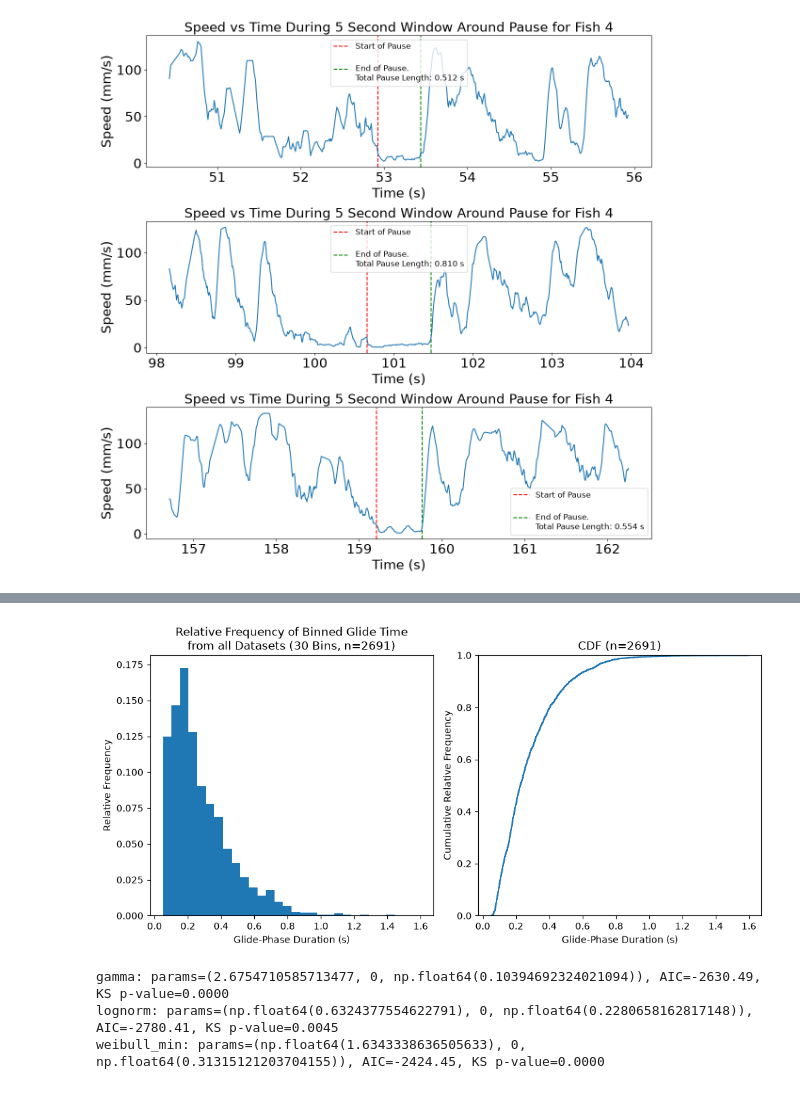
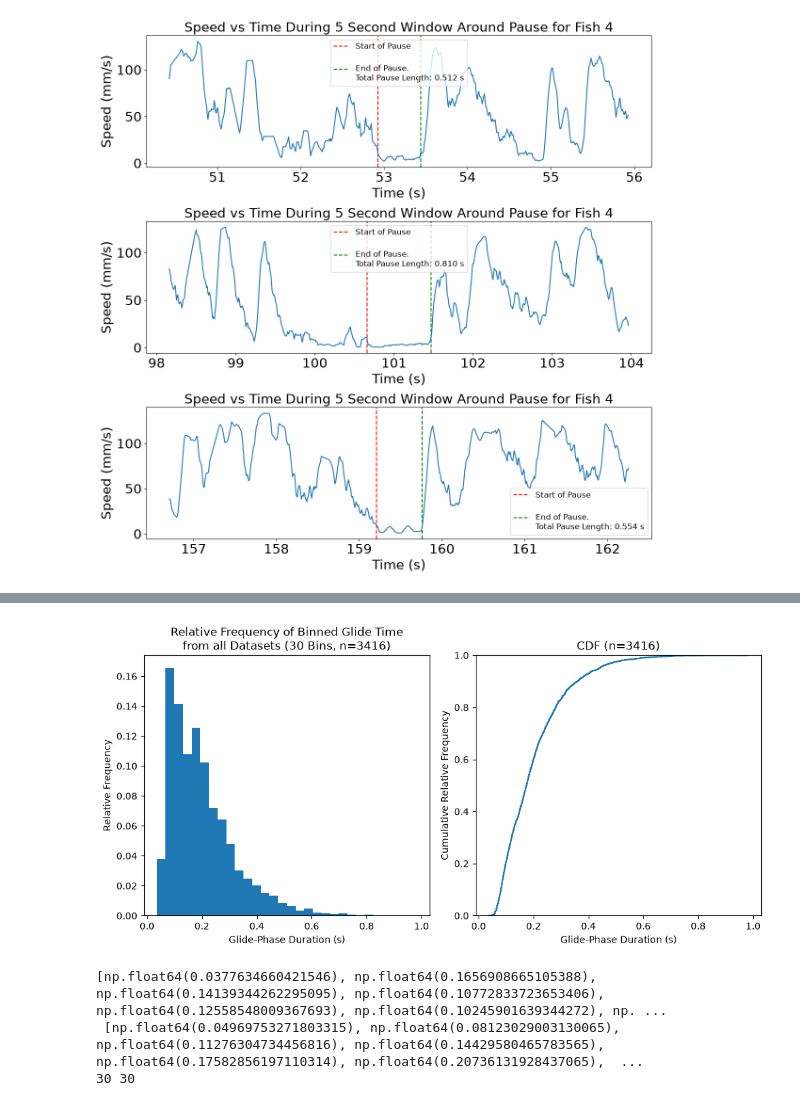
Before and after one commit to SamiSternson/Danionella-VR-Simulation-Code, a Jupyter notebook: real_school_analysis/schooling_helper_funcs_SE.ipynb, the cells around one changed output, grey strips where cells are left out. Saved outputs shown, nothing was run; the diff lists cells and outputs as text; code cells hidden in the pictures.

```diff
--- a/real_school_analysis/schooling_helper_funcs_SE.ipynb
+++ b/real_school_analysis/schooling_helper_funcs_SE.ipynb
@@ -1208,7 +1208,7 @@ from scipy.interpolate import CubicSpline
 
 def find_burst_peaks(speed):
     speed = smooth_list(speed)
-    peaks = find_peaks(speed, prominence=15, width=5)
+    peaks = find_peaks(speed, prominence=12, width=5)
     return list(peaks[0])
 
 
@@ -1238,8 +1238,8 @@ def _roll_ball(spline, x_start, x_min, x_max, init_velocity=2.0,
 
         if x <= x_min:
             x, v = x_min, 0.0
-        # if x >= x_max:
-        #     x, v = x_max, 0.0
+        if x >= x_max:
+            x, v = x_max, -v
 
         if abs(v) < settle_velocity:
             slow_count += 1
@@ -1255,8 +1255,8 @@ def find_peak_boundaries(
     speed,
     peaks=None,
     gravity=1.0,
-    damping=0.14,
-    init_velocity=1.0,
+    damping=0.18,
+    init_velocity=1,
     dt=0.1,
     max_steps=5000,
 ):
@@ -1291,8 +1291,9 @@ def find_peak_boundaries(
         )
         results.append({
             "peak": int(p),
-            "boundary": int(boundary),
+            "boundary": boundary,
             "distance_to_next_start": float(boundary - p),
+            "burst_length":(p-results[i-1]["boundary"] if i>0 else p/fps_Hz)/fps_Hz
         })
     for i, peak in enumerate(results):
         if i>0:
@@ -1303,7 +1304,7 @@ def find_peak_boundaries(
 peaks=[find_peak_boundaries(speed) for speed in mm_speed]
 # %%
 start_time=98
-end_time=104
+end_time=103
 fig, ax=plt.subplots(4,1, figsize=(24, 24))
 for i in range(4):
 
@@ -1331,0 +1334,10 @@ plt.show()
+# %%
+burst_lengths=[]
+for peak_set in peaks:
+    for peak in peak_set:
+        burst_lengths.append(peak["burst_length"])
+weights = np.ones(len(burst_lengths)) / len(burst_lengths)
+plt.hist(burst_lengths, bins=20, weights=weights)
+plt.xlabel("Burst Length (s)")
+plt.ylabel("Frequency")
+plt.show()
@@ -1332,6 +1346,7 @@ plt.show()
 # %%
 data_paths=["C:\\Users\\samis\\OneDrive\\Documents\\LabBoids\\BOIDs\\h5_files\\Light-Dark_Exp\\labels.vDavid_8wpf_091622_L1.analysis.h5", "C:\\Users\\samis\\OneDrive\\Documents\\LabBoids\\BOIDs\\h5_files\\Light-Dark_Exp\\labels.vDavid_8wpf_091622_L2.analysis.h5", "C:\\Users\\samis\\OneDrive\\Documents\\LabBoids\\BOIDs\\h5_files\\Light-Dark_Exp\\labels.vDavid_8wpf_070122_L1.analysis.h5", "C:\\Users\\samis\\OneDrive\\Documents\\LabBoids\\BOIDs\\h5_files\\Light-Dark_Exp\\labels.vDavid_8wpf_070122_L2.analysis.h5", "C:\\Users\\samis\\OneDrive\\Documents\\LabBoids\\BOIDs\\h5_files\\Light-Dark_Exp\\labels.vDavid_8wpf_070122_L3.analysis.h5"]
 distances=[]
+burst_lengths=[]
 for data_path in data_paths:
     exps=metadata.index.tolist()
     exp_index=0
@@ -1376,19 +1391,20 @@ for data_path in data_paths:
 for peak_set in peaks:
     for peak in peak_set:
         distances.append(peak["distance_to_next_start"]/fps_Hz)
+        burst_lengths.append(peak["burst_length"])
 # %%
 weights = np.ones(len(distances)) / len(distances)
 fig, ax=plt.subplots(1, 2, figsize=(10, 5))
 
-ax[0].hist(distances, bins=30, weights=weights,)
+counts, bins, patches=ax[0].hist(distances, bins=30, weights=weights,)
 ax[0].set_xlabel("Glide-Phase Duration (s)")
 ax[0].set_ylabel("Relative Frequency")
 ax[0].set_title(f"Relative Frequency of Binned Glide Time\nfrom all Datasets (30 Bins, n={len(distances)})")
 ax[1].ecdf(distances)
 ax[1].set_xlabel("Glide-Phase Duration (s)")
 ax[1].set_ylabel("Cumulative Relative Frequency")
 ax[1].set_title(f"CDF (n={len(distances)})")
 fig.tight_layout()
 plt.show()
 # %% [output]
-[figure, old version]
+[figure, new version]
@@ -1455,9 +1411,7 @@ def fit_glide_distributions(durations):
-# %%
-results=fit_glide_distributions(distances)
-for name in ["gamma", "lognorm", "weibull_min"]:
-    r = results[name]
-    print(f"{name}: params={r['params']}, AIC={r['aic']:.2f}, KS p-value={r['ks_pvalue']:.4f}")
-# %% [output]
-gamma: params=(2.6754710585713477, 0, np.float64(0.10394692324021094)), AIC=-2630.49, KS p-value=0.0000
-lognorm: params=(np.float64(0.6324377554622791), 0, np.float64(0.2280658162817148)), AIC=-2780.41, KS p-value=0.0045
-weibull_min: params=(np.float64(1.6343338636505633), 0, np.float64(0.31315121203704155)), AIC=-2424.45, KS p-value=0.0000
+# %%
+print(list(counts), "\n", [bin-bins[0]/2 for bin in list(bins[1:])], patches)
+print(len(list(counts)), len(list([bin-bins[0]/2 for bin in list(bins[1:])])))
+# %% [output]
+[np.float64(0.0377634660421546), np.float64(0.1656908665105388), np.float64(0.14139344262295095), np.float64(0.10772833723653406), np.float64(0.12558548009367693), np.float64(0.10245901639344272), np. ...
+ [np.float64(0.04969753271803315), np.float64(0.08123029003130065), np.float64(0.11276304734456816), np.float64(0.14429580465783565), np.float64(0.17582856197110314), np.float64(0.20736131928437065),  ...
+30 30
```
Also changed, not shown: parts of 23 cells of this notebook, 2 other files.
